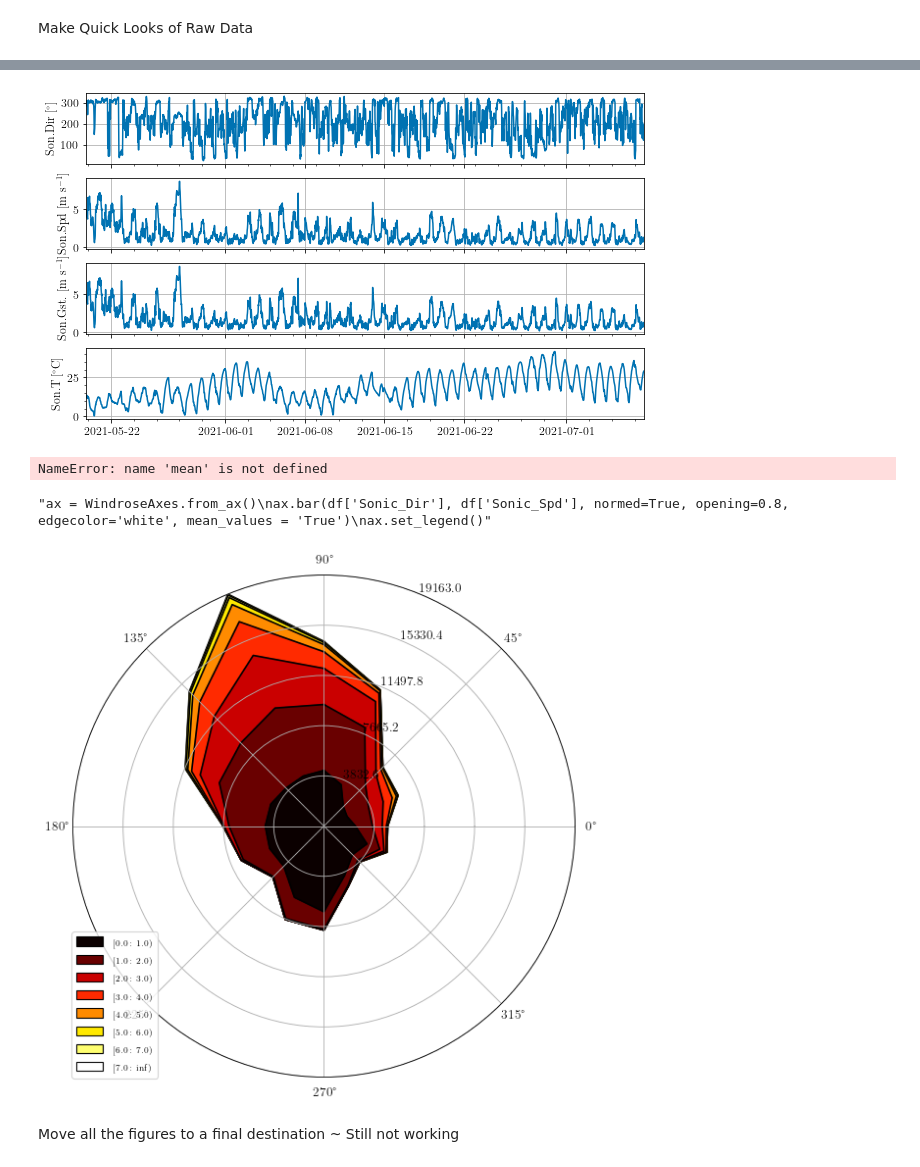
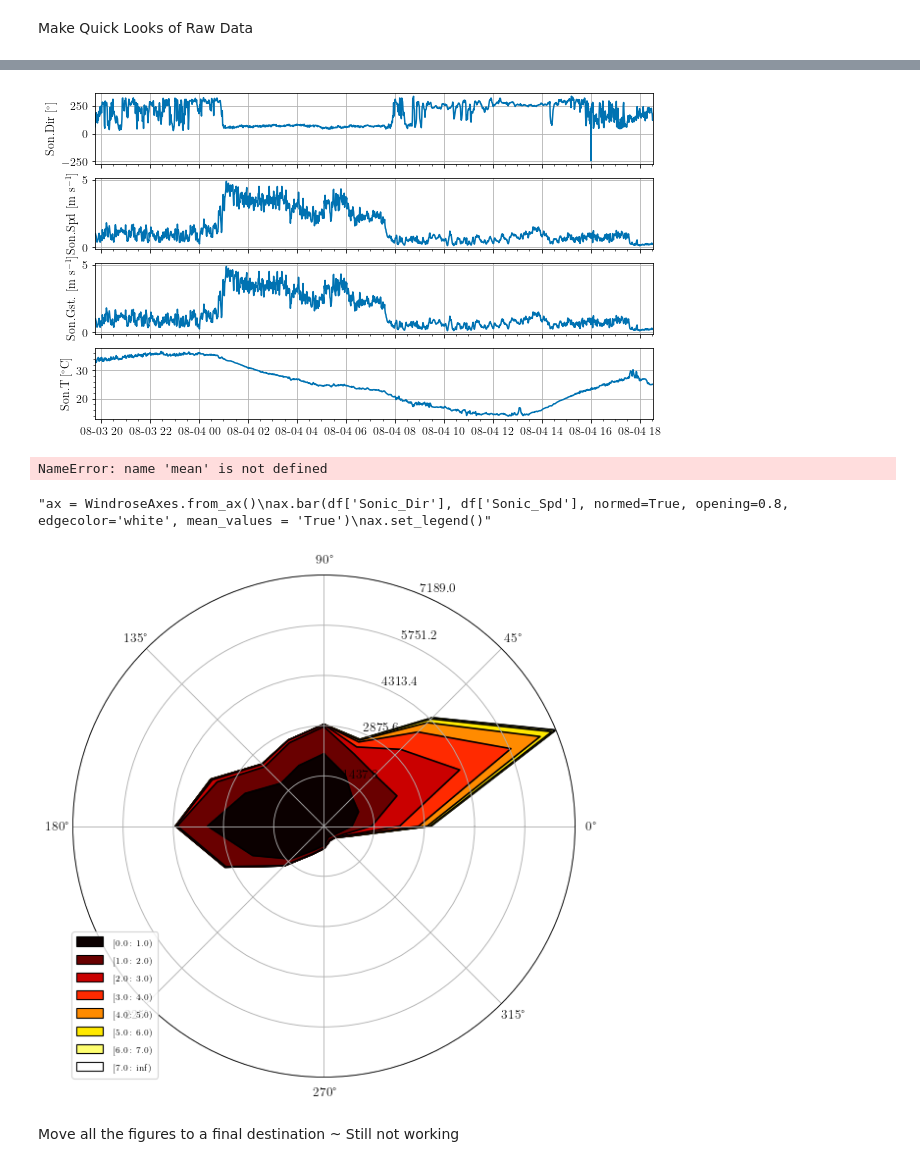
Before and after one commit to tjmorrison/Oregon_Xanthomonas, a Jupyter notebook: LEMS/src/LEMs_QuickLook.ipynb, the cells around one changed output, grey strips where cells are left out. Cells and saved outputs as stored; diff of their text form; code cells hidden in the pictures.

```diff
--- a/LEMS/src/LEMs_QuickLook.ipynb
+++ b/LEMS/src/LEMs_QuickLook.ipynb
@@ -10,8 +10,8 @@ from windrose import WindroseAxes
 import matplotlib.cm as cm
 
 '''----------------------------------------------SET PATHS ---------------------------------------------------- '''
-data_path = "C:/Users/tjmor/OneDrive/Research/Projects/Oregon_Carrot/Data/LEMS 3/07_07_2021 LEMS3/" # Data Path
-files = 'LEMSAO39.CSV' # Data file name
+data_path = "C:/Users/tjmor/OneDrive/Research/Projects/Oregon_Carrot/Data/IOP1/SWOPC/" # Data Path
+files = 'LEMSBC01.CSV' # Data file name
 
 #LocalsaveFig_path = "../gen/" #Local Save Dir
 #Finalsave_path = "C:/Users/tjmor/OneDrive/Research/Projects/Oregon_Carrot/Quick_Looks/LEMS3/7_7_2021/"
@@ -35,6 +35,6 @@ df = pd.concat([df_time.time, df ], axis=1) # Merge the time series with rest of
 #Set time index and average every 30 mins
 df = df.set_index('time')
 df_raw = df #set aside raw data just in case
-df = df.resample(rule = '5Min').mean()
+df = df.resample(rule = '1Min').mean()
 print(df.index[-1])
 # %% [output]
@@ -144,34 +138,34 @@ plt.savefig('../gen/'+Figure_Names[2] +'.png', bbox_inches='tight')
 # %%
 '''---------------------------------------------- Figure 4 ------------------------------------------------------'''
 #Figure 4 ~ Sonic Values
 fig, (ax1, ax2, ax3, ax4) = plt.subplots(4, sharex=True, figsize=(10, 6))
 #fig.suptitle('Aligning x-axis using sharex')
 
 ax1.plot(df.index, df['Sonic_Dir'])
 ax1.set(ylabel = r'Son.Dir [$^{\circ}$]')
 ax1.grid(b=bool, which='major', axis='both')
 ax1.autoscale(enable=True, axis='x', tight=True)
 
-ax2.plot(df.index, df['Sonic_Spd'])
+ax2.plot(df.Sonic_Spd[df.Sonic_Spd > 0 ])
 ax2.set(ylabel = r'Son.Spd [m s$^{-1}$]')
 ax2.grid(b=bool, which='major', axis='both')
 ax2.autoscale(enable=True, axis='x', tight=True)
 
 ax3.plot(df.index, df['Sonic_Gst'])
 ax3.set(ylabel = r'Son.Gst. [m s$^{-1}$]')
 ax3.grid(b=bool, which='major', axis='both')
 ax3.autoscale(enable=True, axis='x', tight=True)
 
 ax4.plot(df.index, df['Sonic_Tmp'])
 ax4.set(ylabel = r'Son.T [$^{\circ}$C]')
 ax4.grid(b=bool, which='major', axis='both')
 ax4.autoscale(enable=True, axis='x', tight=True)
 
 plt.minorticks_on()
 #save figure
 plt.savefig('../gen/'+Figure_Names[3] +'.png', bbox_inches='tight')
 # %% [output]
-[figure, old version]
+[figure, new version]
 # %%
 #Calculate the proper average wind direction
 V_east = mean(df_raw.Sonic_Spd * sin(df_raw.Sonic_Dir * pi/180))
@@ -198,7 +192,7 @@ ax.bar(df['Sonic_Dir'], df['Sonic_Spd'], normed=True, opening=0.8, edgecolor='wh
 ax.set_legend()'''
 # %% [output]
 "ax = WindroseAxes.from_ax()\nax.bar(df['Sonic_Dir'], df['Sonic_Spd'], normed=True, opening=0.8, edgecolor='white', mean_values = 'True')\nax.set_legend()"
-[figure, old version]
+[figure, new version]
 # %% [markdown]
 Move all the figures to a final destination ~ Still not working
 # %%
```
Also changed, not shown: parts of 4 cells of this notebook.
